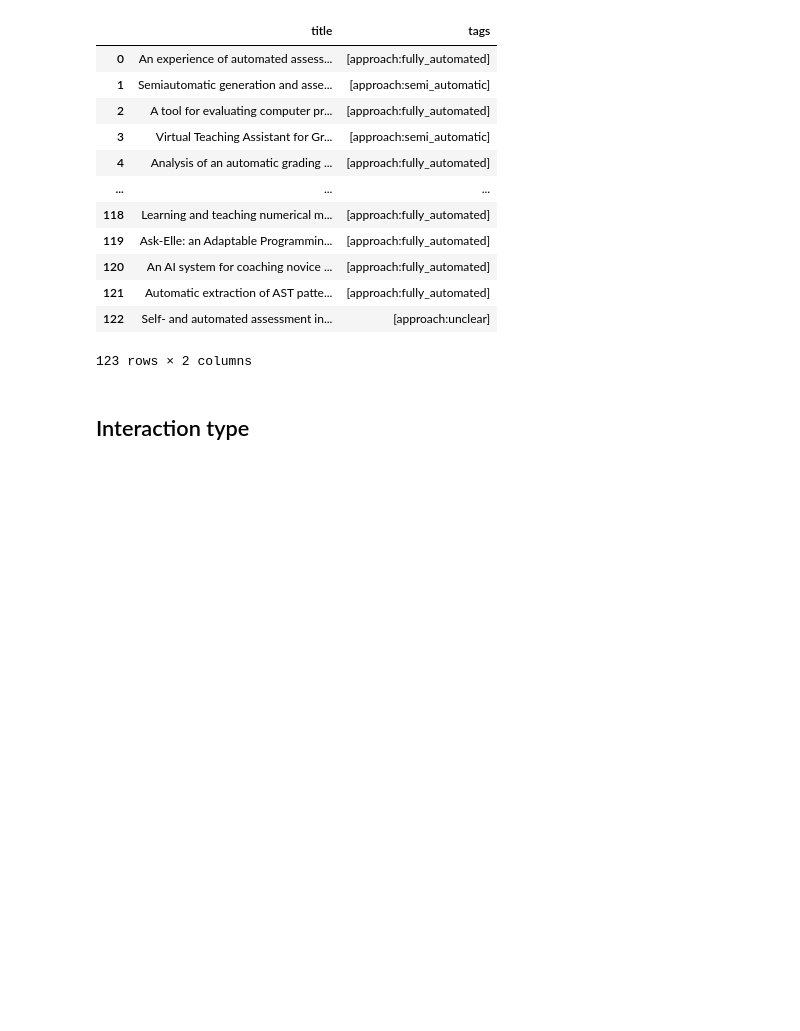
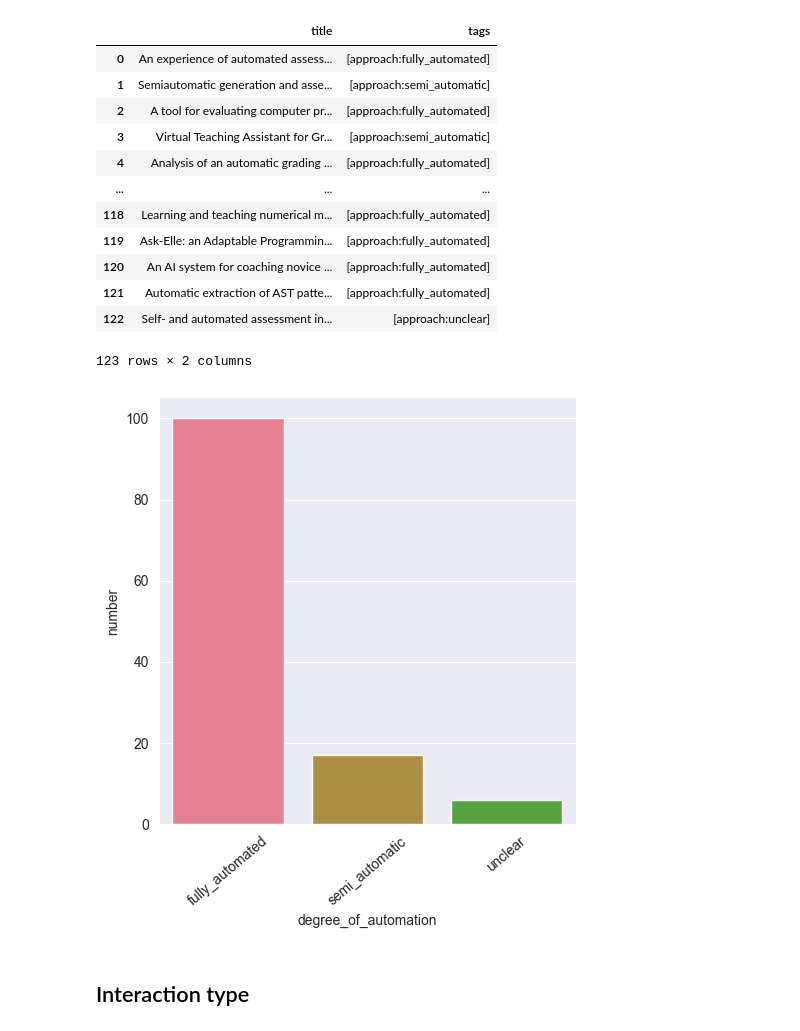
Before and after one commit to m-messer/Automated-Assessment-SLR-Data-Processing, a Jupyter notebook: analysis.ipynb, the cells around one changed output. Cells and saved outputs as stored; diff of their text form; code cells hidden in the pictures; blank space fills up the shorter version.

Commit message:
PHD-128 Completed degree of automation plot

```diff
--- a/analysis.ipynb
+++ b/analysis.ipynb
@@ -86,5 +86,11 @@ pd.concat([df.title, df.tags.apply(lambda labels: [label for label in labels if
 | 121 | Automatic extraction of AST patte... | [approach:fully_automated] |
 | 122 | Self- and automated assessment in... | [approach:unclear] |
 123 rows × 2 columns
+# %%
+sns.catplot(auto, kind='bar', x='degree_of_automation', y='number')
+plt.xticks(rotation=40)
+plt.savefig('plots/auto_degree.png')
+# %% [output]
+[figure, added]
 # %% [markdown]
 ## Interaction type
```
Also changed, not shown: 1 other file.
